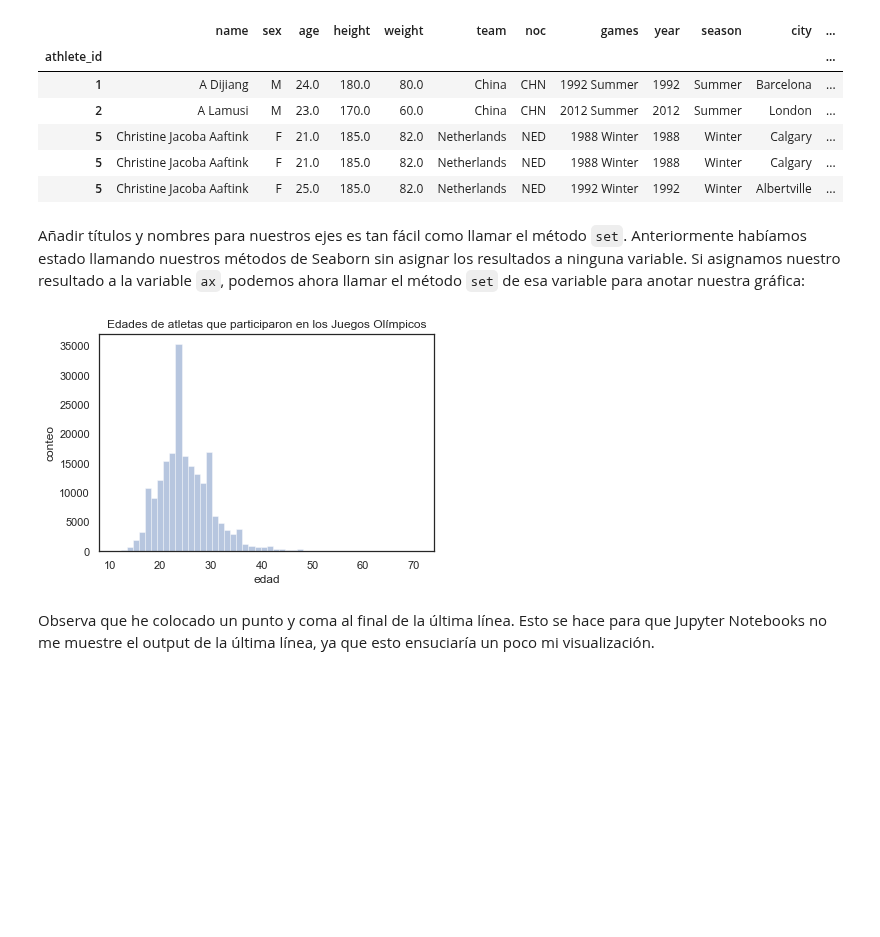
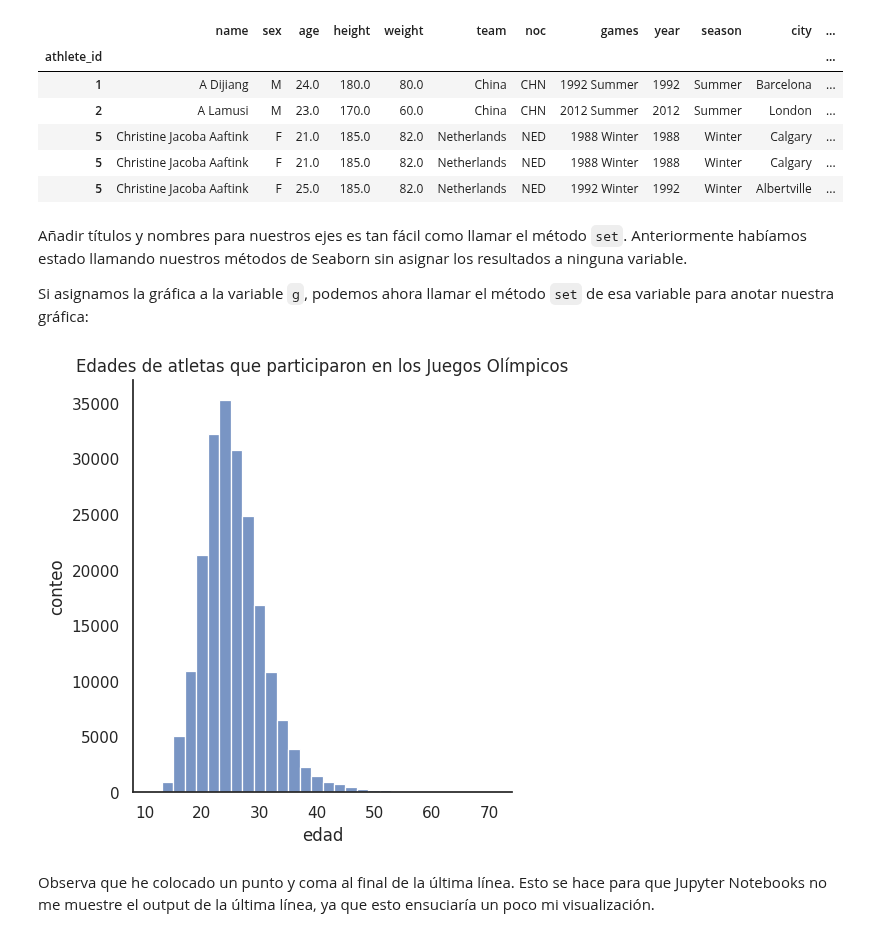
Before and after one commit to beduExpert/B2-Analisis-de-Datos-con-Python-2020, a Jupyter notebook: Sesion-03/Ejemplo-01/anotando_graficas.ipynb, the cells around one changed output. Saved outputs shown, nothing was run; the diff lists cells and outputs as text; code cells hidden in the pictures; blank space fills up the shorter version.

```diff
--- a/Sesion-03/Ejemplo-01/anotando_graficas.ipynb
+++ b/Sesion-03/Ejemplo-01/anotando_graficas.ipynb
@@ -16,7 +18,8 @@ import matplotlib.pyplot as plt
 import seaborn as sns
 sns.set(style='white')
 # %%
-df = pd.read_csv('../../Datasets/athlete_olympic_events-clean.csv', index_col=0)
+path1 = "https://raw.githubusercontent.com/beduExpert/B2-Analisis-de-Datos-con-Python-2020/master/"
+df = pd.read_csv(path1 + 'Datasets/athlete_olympic_events-clean.csv', index_col=0)
 
 df.head()
 # %% [output]
@@ -28,12 +31,14 @@ df.head()
 | 5 | Christine Jacoba Aaftink | F | 21.0 | 185.0 | 82.0 | Netherlands | NED | 1988 Winter | 1988 | Winter | Calgary | ... |
 | 5 | Christine Jacoba Aaftink | F | 25.0 | 185.0 | 82.0 | Netherlands | NED | 1992 Winter | 1992 | Winter | Albertville | ... |
 # %% [markdown]
-Añadir títulos y nombres para nuestros ejes es tan fácil como llamar el método `set`. Anteriormente habíamos estado llamando nuestros métodos de Seaborn sin asignar los resultados a ninguna variable. Si asignamos nuestro resultado a la variable `ax`, podemos ahora llamar el método `set` de esa variable para anotar nuestra gráfica:
+Añadir títulos y nombres para nuestros ejes es tan fácil como llamar el método `set`. Anteriormente habíamos estado llamando nuestros métodos de Seaborn sin asignar los resultados a ninguna variable.
+
+Si asignamos la gráfica a la variable `g`, podemos ahora llamar el método `set` de esa variable para anotar nuestra gráfica:
 # %%
-ax = sns.distplot(df['age'], kde=False, norm_hist=False)
-ax.set(title='Edades de atletas que participaron en los Juegos Olímpicos', xlabel='edad', ylabel='conteo');
+g = sns.displot(df['age'], kind = "hist", bins= 30)
+g.set(title='Edades de atletas que participaron en los Juegos Olímpicos', xlabel='edad', ylabel='conteo');
 # %% [output]
-[figure, old version]
+[figure, new version]
 # %% [markdown]
 Observa que he colocado un punto y coma al final de la última línea. Esto se hace para que Jupyter Notebooks no me muestre el output de la última línea, ya que esto ensuciaría un poco mi visualización.
 # %% [markdown]
```
Also changed, not shown: parts of 6 cells of this notebook.
